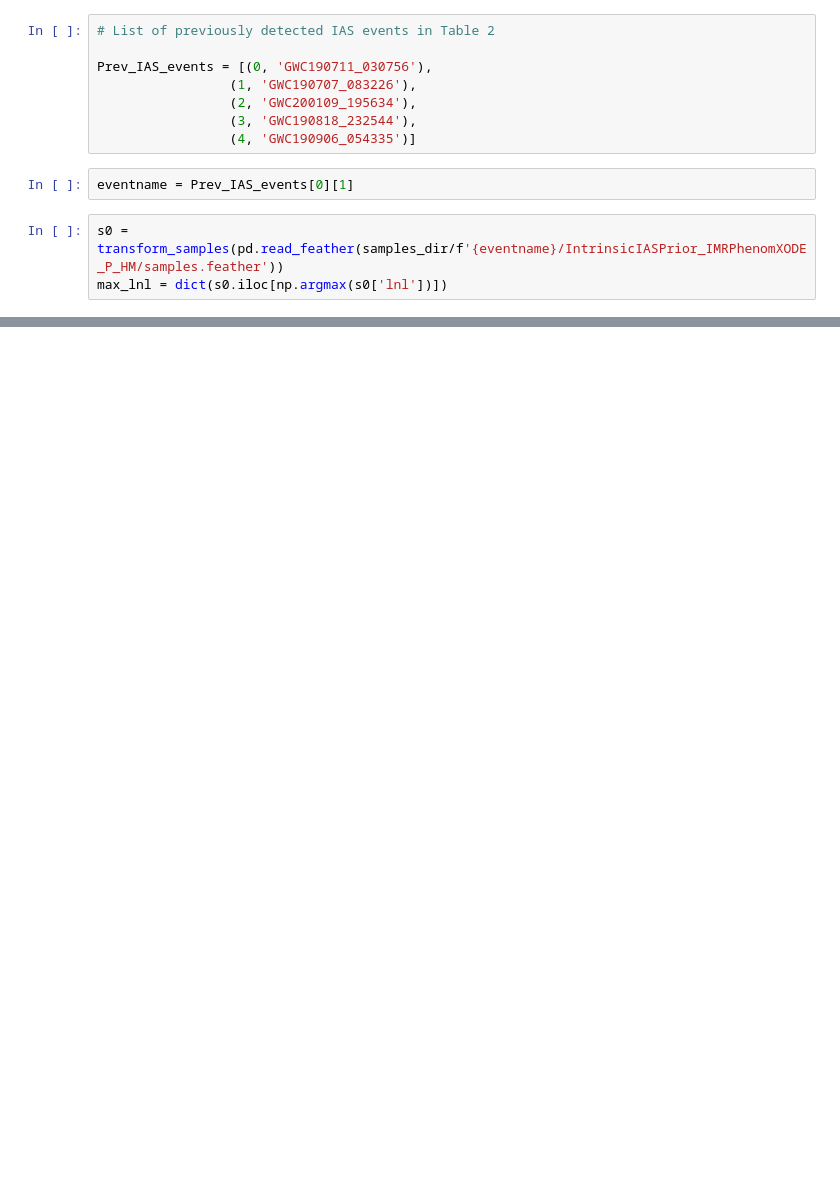
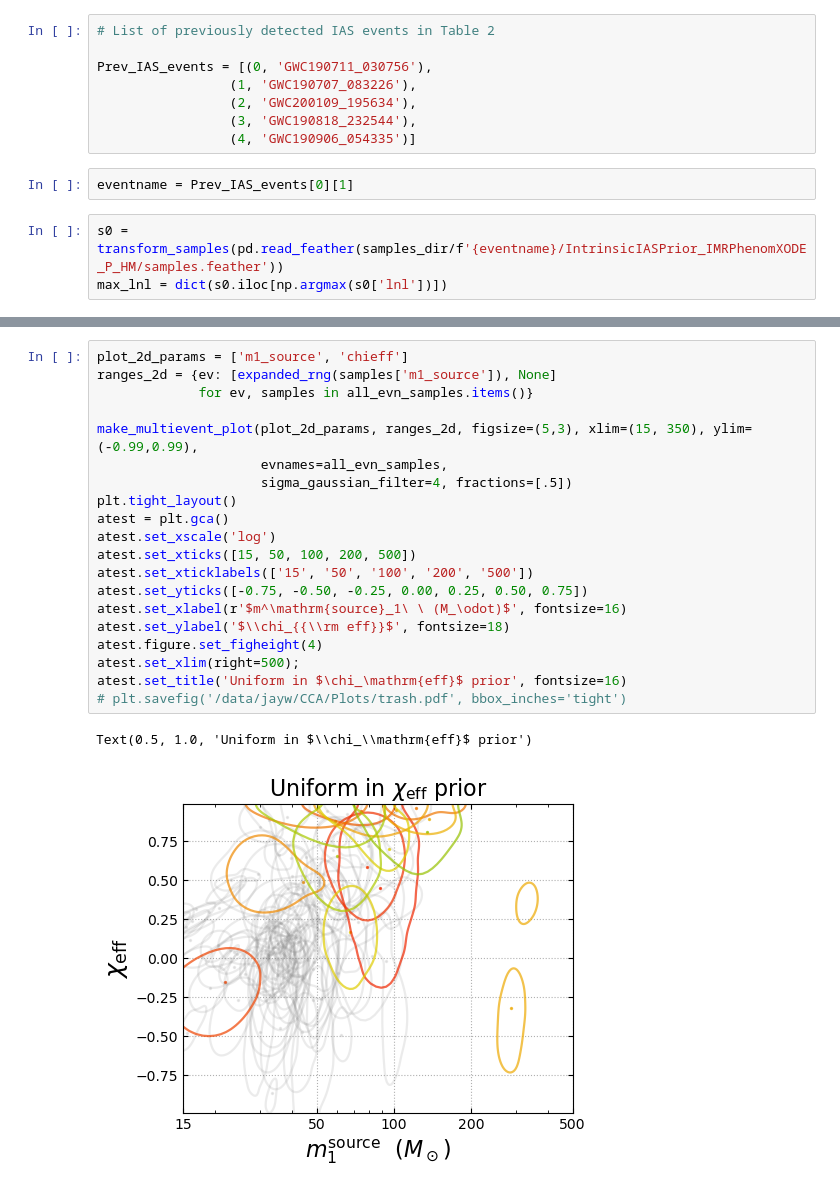
Before and after one commit to JayWadekar/GW_higher_harmonics_search, a Jupyter notebook: New_Events_arXiv_2312.06631/Reading_data.ipynb, the cells around one changed output, grey strips where cells are left out. Drawn from its saved outputs; the diff is of its cells as text; blank space fills up the shorter version.

```diff
--- a/New_Events_arXiv_2312.06631/Reading_data.ipynb
+++ b/New_Events_arXiv_2312.06631/Reading_data.ipynb
@@ -134,0 +261,23 @@ cp.scatter_points(max_lnl)
+# %%
+plot_2d_params = ['m1_source', 'chieff']
+ranges_2d = {ev: [expanded_rng(samples['m1_source']), None]
+             for ev, samples in all_evn_samples.items()}
+
+make_multievent_plot(plot_2d_params, ranges_2d, figsize=(5,3), xlim=(15, 350), ylim=(-0.99,0.99),
+                     evnames=all_evn_samples,
+                     sigma_gaussian_filter=4, fractions=[.5])
+plt.tight_layout()
+atest = plt.gca()
+atest.set_xscale('log')
+atest.set_xticks([15, 50, 100, 200, 500])
+atest.set_xticklabels(['15', '50', '100', '200', '500'])
+atest.set_yticks([-0.75, -0.50, -0.25, 0.00, 0.25, 0.50, 0.75])
+atest.set_xlabel(r'$m^\mathrm{source}_1\ \ (M_\odot)$', fontsize=16)
+atest.set_ylabel('$\\chi_{{\\rm eff}}$', fontsize=18)
+atest.figure.set_figheight(4)
+atest.set_xlim(right=500);
+atest.set_title('Uniform in $\chi_\mathrm{eff}$ prior', fontsize=16)
+# plt.savefig('/data/jayw/CCA/Plots/trash.pdf', bbox_inches='tight')
+# %% [output]
+Text(0.5, 1.0, 'Uniform in $\\chi_\\mathrm{eff}$ prior')
+[figure, added]
```
Also changed, not shown: parts of 13 cells of this notebook, 1 other file.
